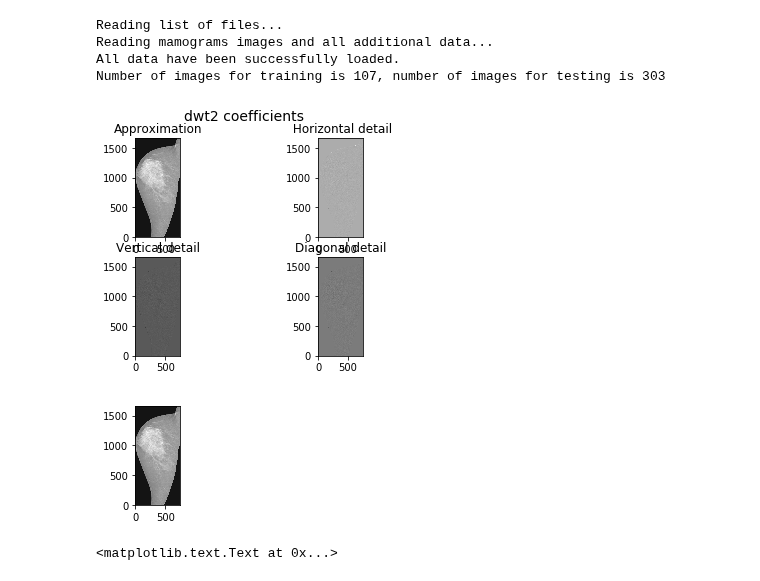
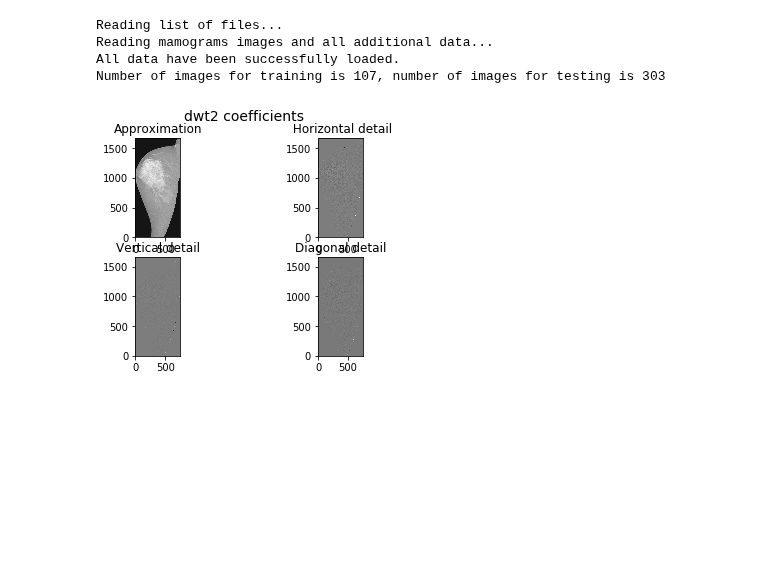
Before and after one commit to OlehKSS/IMMAS, a Jupyter notebook: examples/PreProcessingTests.ipynb, the cells around one changed output. Saved outputs shown, nothing was run; the diff lists cells and outputs as text; code cells hidden in the pictures; blank space fills up the shorter version.

```diff
--- a/examples/PreProcessingTests.ipynb
+++ b/examples/PreProcessingTests.ipynb
@@ -56,21 +57,17 @@ import math
 # %%
 titles = ['Approximation', ' Horizontal detail',
           'Vertical detail', 'Diagonal detail']
-coeffs2 = pywt.dwt2(mm.image_data, 'bior1.3')
+coeffs2 = pywt.dwt2(mm.image_data, 'db4')
 LL, (LH, HL, HH) = coeffs2
 fig = plt.figure()
 for i, a in enumerate([LL, LH, HL, HH]):
-    ax = fig.add_subplot(2, 2, i + 1)
-    ax.imshow(a, origin='image', interpolation="nearest", cmap=plt.cm.gray)
-    plt.show()
-    ax.set_title(titles[i], fontsize=12)
+    plt.subplot(2, 2, i + 1)
+    plt.imshow(a, origin='image', interpolation="nearest", cmap=plt.cm.gray)
+    plt.title(titles[i], fontsize=12)
 
-
-
-fig.suptitle("dwt2 coefficients", fontsize=14)
+plt.suptitle("dwt2 coefficients", fontsize=14)
+plt.show()
 # %% [output]
-[figure, old version]
+[figure, new version]
-[figure, removed]
-<matplotlib.text.Text at 0x...>
 # %%
 LL = math.sqrt(2)*LL
```
Also changed, not shown: parts of 6 cells of this notebook, 1 other file.
